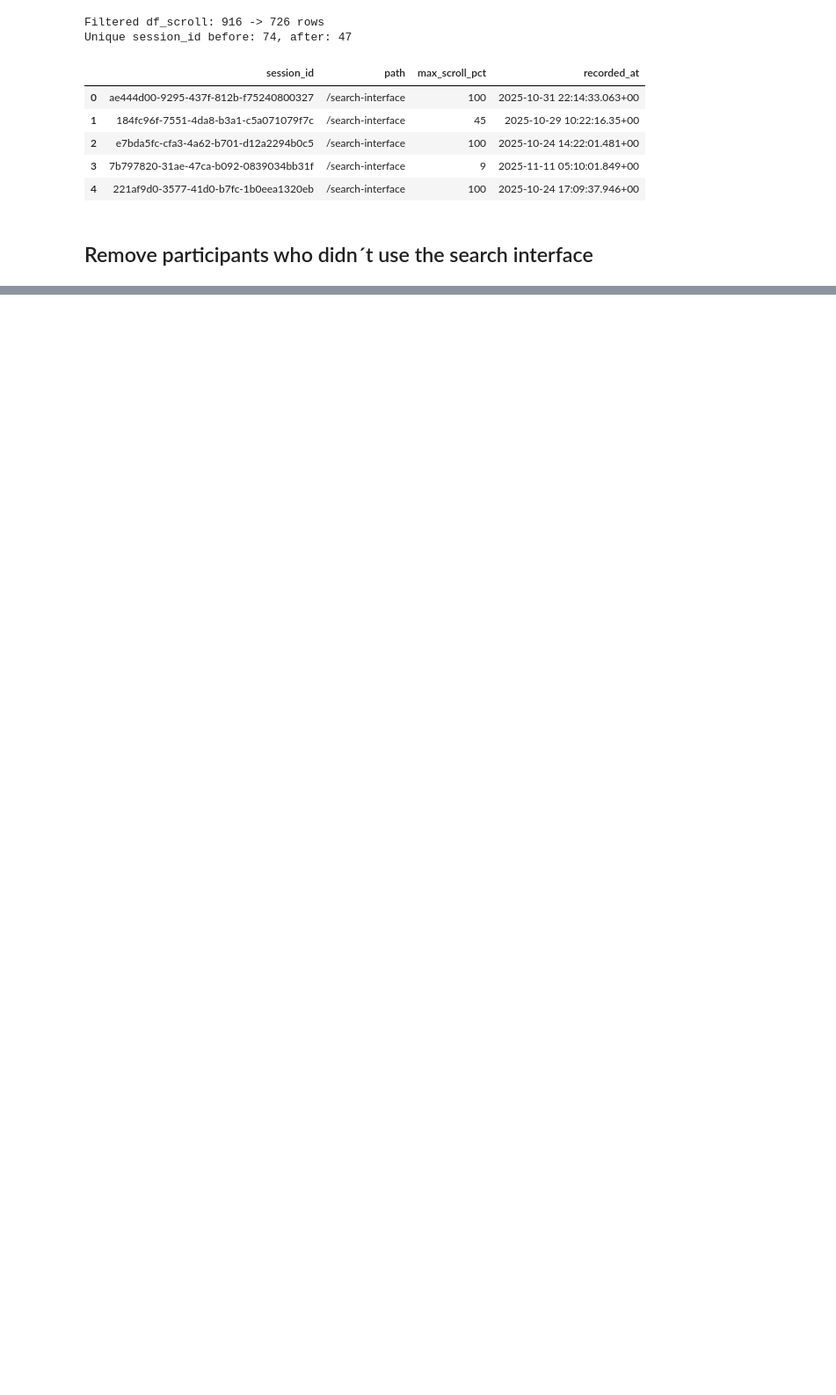
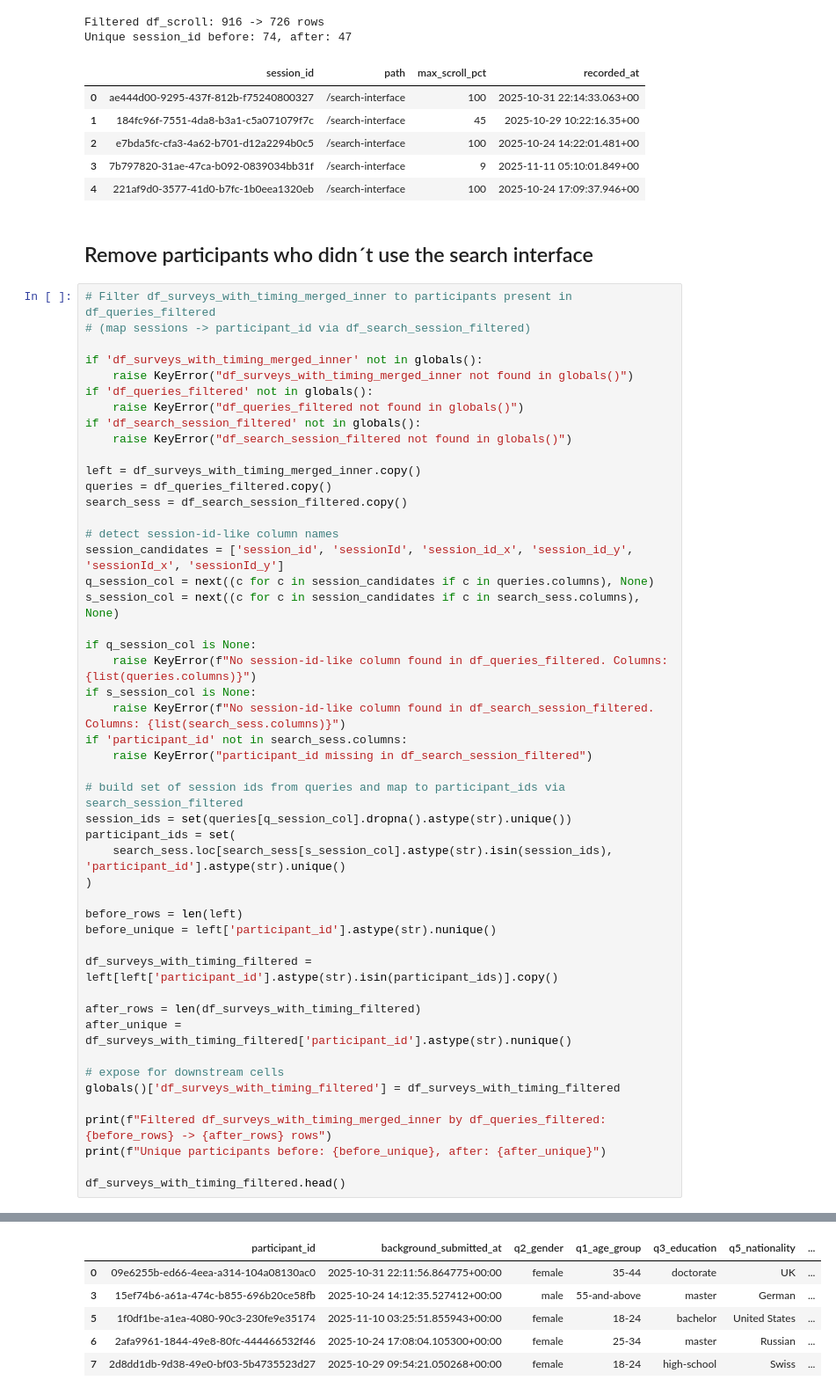
Before and after one commit to kaki1995/Advanced-Project-Study-TUM-GG-Istanbul, a Jupyter notebook: google_data_processing.ipynb, the cells around one changed output, grey strips where cells are left out. Shown at 88% size. Saved outputs shown, nothing was run; the diff lists cells and outputs as text; blank space fills up the shorter version.

```diff
--- a/google_data_processing.ipynb
+++ b/google_data_processing.ipynb
@@ -1376,3 +1376,52 @@ Unique session_id before: 74, after: 47
 | 4 | 221af9d0-3577-41d0-b7fc-1b0eea1320eb | /search-interface | 100 | 2025-10-24 17:09:37.946+00 |
 # %% [markdown]
 ## Remove participants who didn´t use the search interface
+# %%
+# Filter df_surveys_with_timing_merged_inner to participants present in df_queries_filtered
+# (map sessions -> participant_id via df_search_session_filtered)
+
+if 'df_surveys_with_timing_merged_inner' not in globals():
+    raise KeyError("df_surveys_with_timing_merged_inner not found in globals()")
+if 'df_queries_filtered' not in globals():
+    raise KeyError("df_queries_filtered not found in globals()")
+if 'df_search_session_filtered' not in globals():
+    raise KeyError("df_search_session_filtered not found in globals()")
+
+left = df_surveys_with_timing_merged_inner.copy()
+queries = df_queries_filtered.copy()
+search_sess = df_search_session_filtered.copy()
+
+# detect session-id-like column names
+session_candidates = ['session_id', 'sessionId', 'session_id_x', 'session_id_y', 'sessionId_x', 'sessionId_y']
+q_session_col = next((c for c in session_candidates if c in queries.columns), None)
+s_session_col = next((c for c in session_candidates if c in search_sess.columns), None)
+
+if q_session_col is None:
+    raise KeyError(f"No session-id-like column found in df_queries_filtered. Columns: {list(queries.columns)}")
+if s_session_col is None:
+    raise KeyError(f"No session-id-like column found in df_search_session_filtered. Columns: {list(search_sess.columns)}")
+if 'participant_id' not in search_sess.columns:
+    raise KeyError("participant_id missing in df_search_session_filtered")
+
+# build set of session ids from queries and map to participant_ids via search_session_filtered
+session_ids = set(queries[q_session_col].dropna().astype(str).unique())
+participant_ids = set(
+    search_sess.loc[search_sess[s_session_col].astype(str).isin(session_ids), 'participant_id'].astype(str).unique()
+)
+
+before_rows = len(left)
+before_unique = left['participant_id'].astype(str).nunique()
+
+df_surveys_with_timing_filtered = left[left['participant_id'].astype(str).isin(participant_ids)].copy()
+
+after_rows = len(df_surveys_with_timing_filtered)
+after_unique = df_surveys_with_timing_filtered['participant_id'].astype(str).nunique()
+
+# expose for downstream cells
+globals()['df_surveys_with_timing_filtered'] = df_surveys_with_timing_filtered
+
+print(f"Filtered df_surveys_with_timing_merged_inner by df_queries_filtered: {before_rows} -> {after_rows} rows")
+print(f"Unique participants before: {before_unique}, after: {after_unique}")
+
+df_surveys_with_timing_filtered.head()
+# %% [output]
@@ -1378,0 +1430,6 @@ Unique session_id before: 74, after: 47
+|  | participant_id | background_submitted_at | q2_gender | q1_age_group | q3_education | q5_nationality | ... |
+| 0 | 09e6255b-ed66-4eea-a314-104a08130ac0 | 2025-10-31 22:11:56.864775+00:00 | female | 35-44 | doctorate | UK | ... |
+| 3 | 15ef74b6-a61a-474c-b855-696b20ce58fb | 2025-10-24 14:12:35.527412+00:00 | male | 55-and-above | master | German | ... |
+| 5 | 1f0df1be-a1ea-4080-90c3-230fe9e35174 | 2025-11-10 03:25:51.855943+00:00 | female | 18-24 | bachelor | United States | ... |
+| 6 | 2afa9961-1844-49e8-80fc-444466532f46 | 2025-10-24 17:08:04.105300+00:00 | female | 25-34 | master | Russian | ... |
+| 7 | 2d8dd1db-9d38-49e0-bf03-5b4735523d27 | 2025-10-29 09:54:21.050268+00:00 | female | 18-24 | high-school | Swiss | ... |
```
Also changed, not shown: parts of 1 cell of this notebook, 1 other file.
